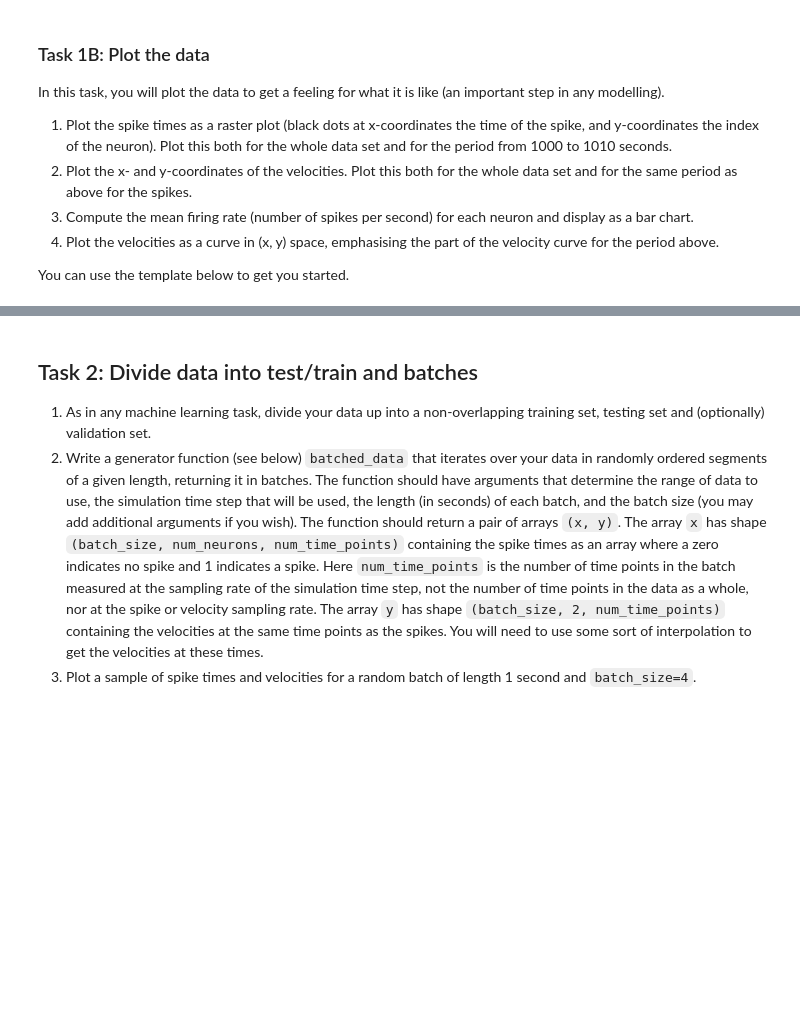
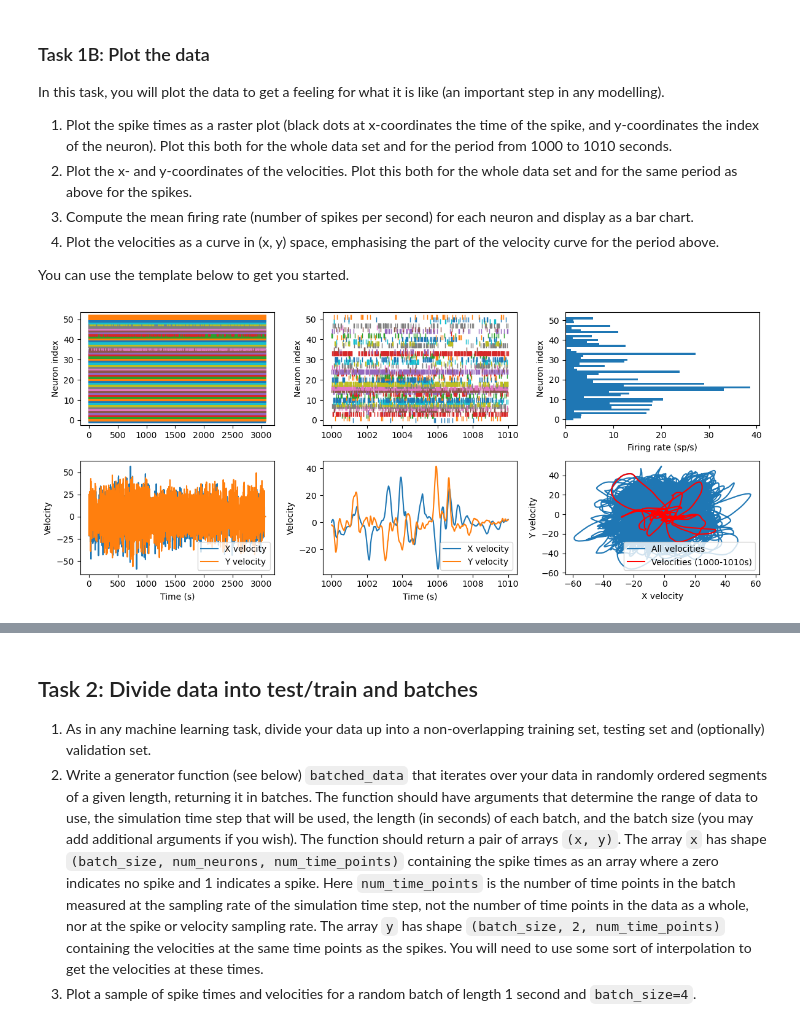
Before and after one commit to codinghasnat/Neuro4ML_2, a Jupyter notebook: Hasnat/cw2-decoding.ipynb, the cells around one changed output, grey strips where cells are left out. Cells and saved outputs as stored; diff of their text form; code cells hidden in the pictures; blank space fills up the shorter version.

Commit message:
A Healthy start

```diff
--- a/Hasnat/cw2-decoding.ipynb
+++ b/Hasnat/cw2-decoding.ipynb
@@ -75,4 +127,57 @@ In this task, you will plot the data to get a feeling for what it is like (an im
 4. Plot the velocities as a curve in (x, y) space, emphasising the part of the velocity curve for the period above.
 
 You can use the template below to get you started.
+# %%
+plt.figure(figsize=(12, 5))
+
+# Plot all spikes
+ax = plt.subplot(231)
+for i, spikes in enumerate(spike_times):
+    plt.plot(spikes, [i] * len(spikes), '|')
+plt.ylabel('Neuron index')
+
+# Plot all x- and y- components of the velocities
+plt.subplot(234, sharex=ax)
+plt.plot(vel_times, vel[:, 0], label='X velocity')
+plt.plot(vel_times, vel[:, 1], label='Y velocity')
+plt.xlabel('Time (s)')
+plt.ylabel('Velocity')
+plt.legend(loc='best')
+
+# Plot spikes at times t=1000 to t=1010
+ax = plt.subplot(232)
+time_window = (vel_times >= 1000) & (vel_times <= 1010)
+for i, spikes in enumerate(spike_times):
+    spikes_in_window = spikes[(spikes >= 1000) & (spikes <= 1010)]
+    plt.plot(spikes_in_window, [i] * len(spikes_in_window), '|')
+plt.ylabel('Neuron index')
+
+# Plot velocities at times t=1000 to t=1010
+plt.subplot(235, sharex=ax)
+plt.plot(vel_times[time_window], vel[time_window, 0], label='X velocity')
+plt.plot(vel_times[time_window], vel[time_window, 1], label='Y velocity')
+plt.xlabel('Time (s)')
+plt.ylabel('Velocity')
+plt.legend(loc='best')
+
+# Compute firing rates for each neuron and plot as a histogram
+plt.subplot(233)
+firing_rates = [len(spikes) / (t_end - t_start) for spikes in spike_times]
+plt.barh(range(len(spike_times)), firing_rates, height=1)
+plt.xlabel('Firing rate (sp/s)')
+plt.ylabel('Neuron index')
+
+# Plot all velocities as points in (x, y)-plane as a continuous curve
+# Emphasise the region from t=1000 to t=1010 with a different colour
+plt.subplot(236)
+plt.plot(vel[:, 0], vel[:, 1], label='All velocities')
+plt.plot(vel[time_window, 0], vel[time_window, 1], label='Velocities (1000-1010s)', color='red')
+plt.xlabel('X velocity')
+plt.ylabel('Y velocity')
+plt.legend(loc='best')
+
+plt.tight_layout()
+plt.show()
+# %% [output]
+[figure, added]
 # %%
```
Also changed, not shown: parts of 8 cells of this notebook, 1 other file.
